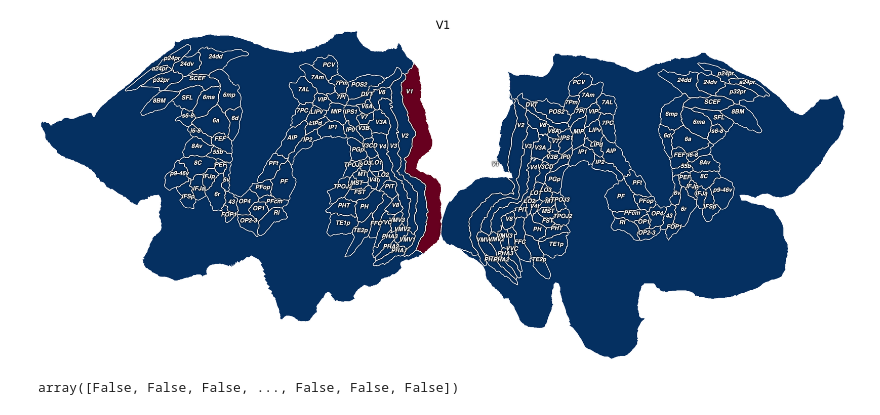
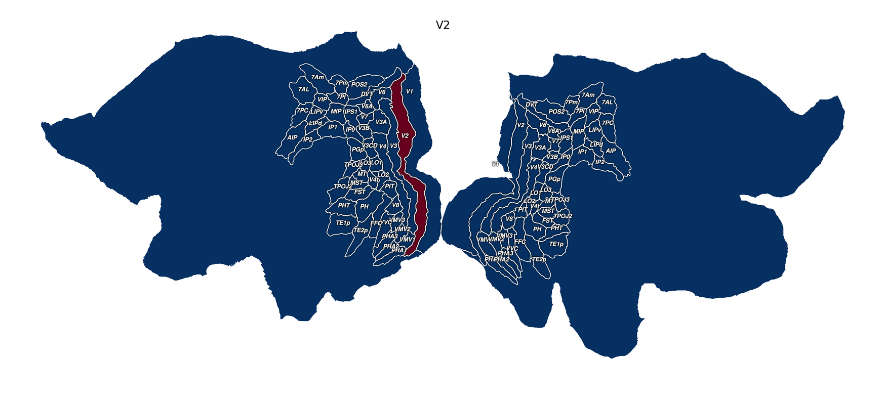
Before and after one commit to mszinte/amblyo_prf, a Jupyter notebook: analysis_code/atlas/create_170k_mmp_rois_mask.ipynb, the cells around one changed output. Drawn from its saved outputs; the diff is of its cells as text; code cells hidden in the pictures.

```diff
--- a/analysis_code/atlas/create_170k_mmp_rois_mask.ipynb
+++ b/analysis_code/atlas/create_170k_mmp_rois_mask.ipynb
@@ -25,21 +24,14 @@ rois_group = analysis_info['rois_group']
 # %%
 main_dir = '/home/mszinte/disks/meso_S/data'
 code_dir = '/home/mszinte/disks/meso_H/projects'
-
 project_dir = 'amblyo_prf'
-subject = 'sub-01'
-session = 'ses-02'
-task = 'prf'
-
-
-
 
 _170k_dir_ ='{}/{}/derivatives/pp_data/cortex/db/sub-170k'.format(
     main_dir, project_dir)
-_170k_fn = 'sub-01_ses-01_task-pMF_run-01_space-fsLR_den-170k_bold.dtseries.nii'.format(
-    subject, session, task)
+_170k_fn = 'sub-170k_template.dtseries.nii'
 
-mmp_rois_dir = '{}/{}/derivatives/pp_data/cortex/db/sub-170k/'.format(main_dir,project_dir,subject)
+mmp_rois_dir = '{}/{}/derivatives/pp_data/cortex/db/sub-170k/'.format(
+    main_dir, project_dir)
 mmp_rois_fn = 'mmp_atlas_rois_59k.npz'
 # %%
 # load any 170k data to acces 59k mask
@@ -214,7 +226,7 @@ rois_59k_group_fn_R = 'mmp_group_atlas_rois_59k_hemi-R.npz'
 np.savez('{}/{}'.format(atlas_dir,rois_59k_group_fn_R), **rois_dict_59k_group_R)
 # %%
 # Make verification with replot areas
-roi_name = 'V1'
+roi_name = 'V2'
 pycortex_subject = 'sub-170k'
 roi_data = np.array((rois_dict_170k_L[roi_name] == True).astype(np.int32)).reshape((1, rois_dict_170k_L[roi_name].shape[0]))
 
@@ -230,7 +254,3 @@ Fontconfig warning: ignoring UTF-8: not a valid region tag
-[figure, old version]
+[figure, new version]
-# %%
-rois_dict_170k_L[roi_name]
-# %% [output]
-array([False, False, False, ..., False, False, False])
 # %%
 # Make verification with replot areas
```
Also changed, not shown: parts of 6 cells of this notebook, 11 other files.
